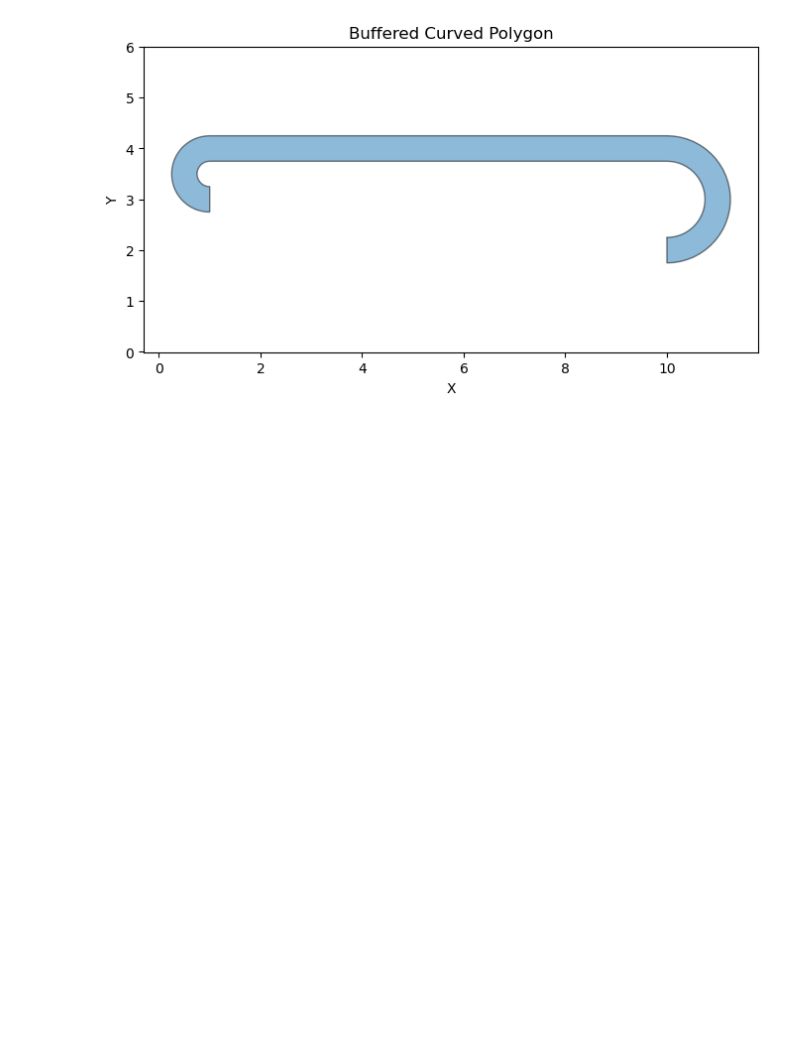
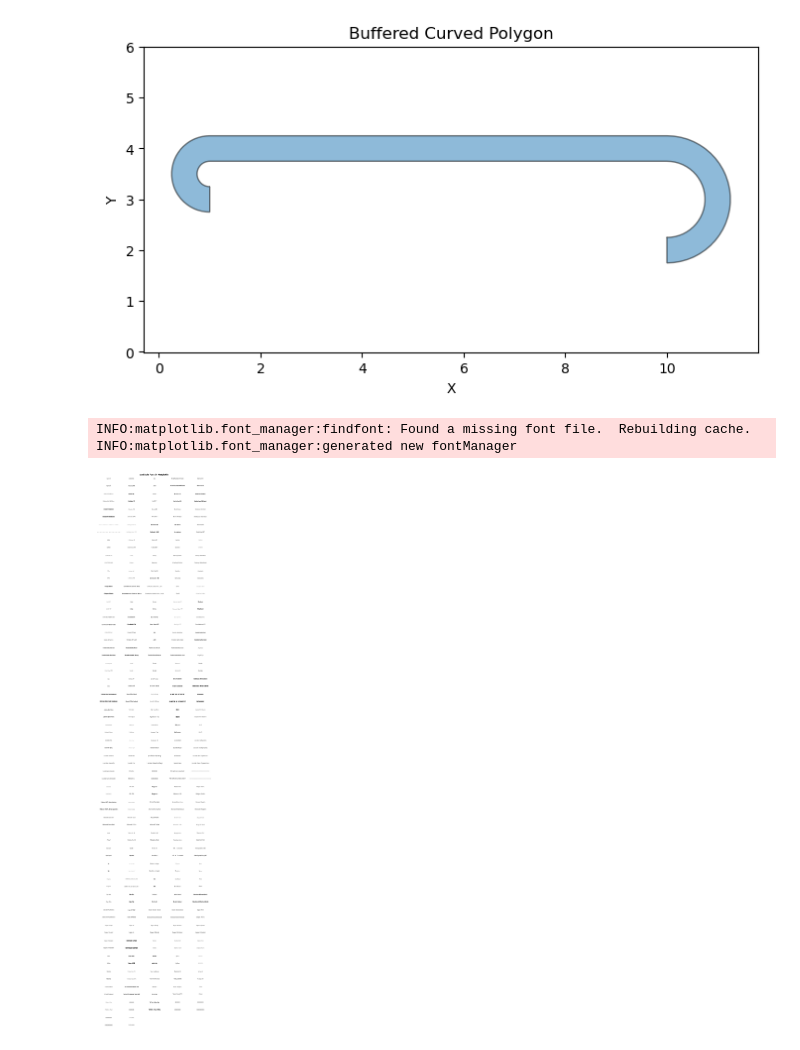
Before and after one commit to LukasFrankenQ/GBPower, a Jupyter notebook: notebooks/money_flow.ipynb, the cells around one changed output. Drawn from its saved outputs; the diff is of its cells as text; code cells hidden in the pictures; blank space fills up the shorter version.

```diff
--- a/notebooks/money_flow.ipynb
+++ b/notebooks/money_flow.ipynb
@@ -1111,3 +1113,45 @@ if __name__ == '__main__':
     plt.show()
 # %% [output]
 [figure]
+# %%
+import matplotlib.pyplot as plt
+import matplotlib.font_manager as fm
+import numpy as np
+
+# Get all available system fonts
+font_paths = fm.findSystemFonts(fontpaths=None, fontext='ttf')
+font_names = sorted(set(fm.FontProperties(fname=fp).get_name() for fp in font_paths))
+
+# Define grid size for subplots
+num_fonts = len(font_names)
+cols = 5  # Number of columns in the figure
+rows = int(np.ceil(num_fonts / cols))  # Number of rows
+
+# Create figure
+fig, axes = plt.subplots(rows, cols, figsize=(15, rows * 2))
+fig.suptitle("Available Fonts in Matplotlib", fontsize=16, fontweight="bold")
+
+# Flatten axes array for easier iteration
+axes = axes.flatten()
+
+# Plot each font example
+for i, ax in enumerate(axes):
+    if i < num_fonts:
+        font_name = font_names[i]
+        font_prop = fm.FontProperties(family=font_name, size=12)
+        ax.text(0.5, 0.5, font_name, fontproperties=font_prop,
+                ha='center', va='center', fontsize=12)
+        ax.set_xticks([])
+        ax.set_yticks([])
+        ax.set_frame_on(False)
+        ax.set_title(font_name, fontproperties=font_prop, fontsize=10)
+    else:
+        ax.axis("off")  # Hide unused subplots
+
+# Adjust layout
+plt.tight_layout(rect=[0, 0, 1, 0.98])
+plt.show()
+# %% [output]
+INFO:matplotlib.font_manager:findfont: Found a missing font file.  Rebuilding cache.
+INFO:matplotlib.font_manager:generated new fontManager
+[figure, added]
```
Also changed, not shown: parts of 2 cells of this notebook, 8 other files.
